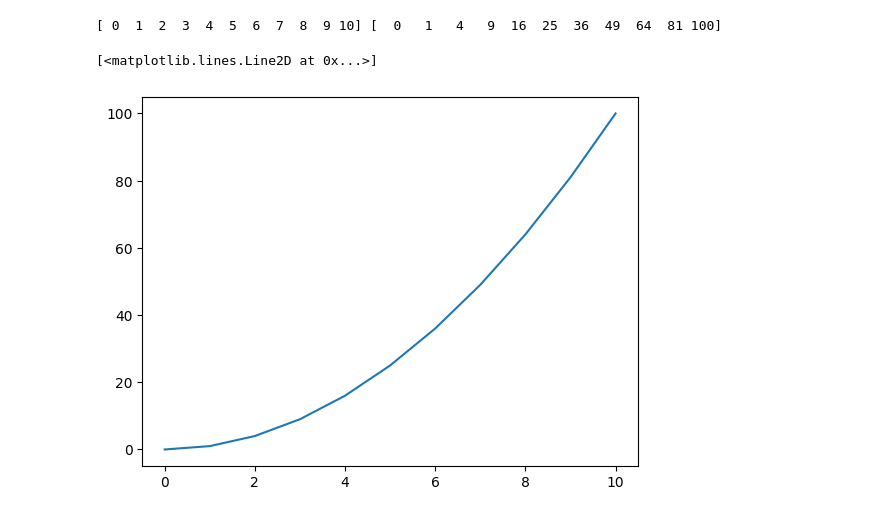
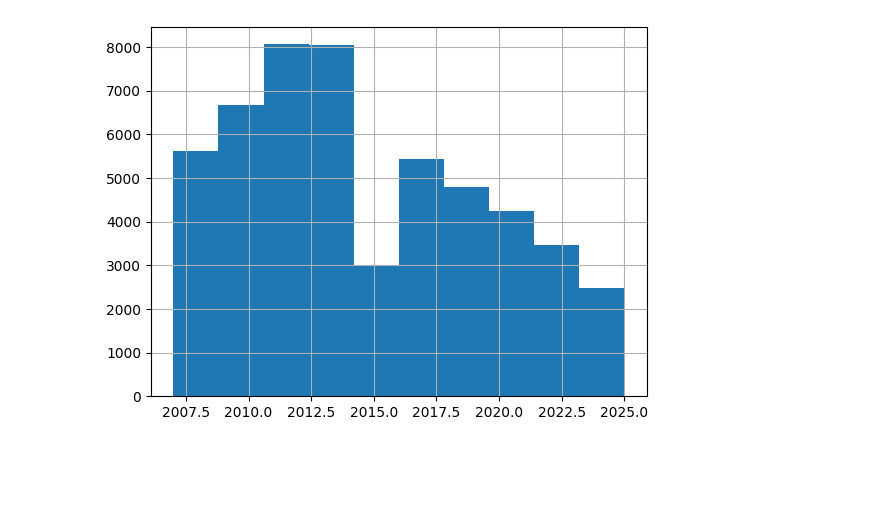
Before and after one commit to shahida62/batch-112, a Jupyter notebook: Untitled1.ipynb, the cells around one changed output. Cells and saved outputs as stored; diff of their text form; code cells hidden in the pictures; blank space fills up the shorter version.

```diff
--- a/Untitled1.ipynb
+++ b/Untitled1.ipynb
@@ -15,0 +3,3 @@ Note: you may need to restart the kernel to use updated packages.
+# %%
+df = pd.read_csv('Data.Gov_-_FY25_Q3.csv')
+df
@@ -16,14 +130,7 @@ Note: you may need to restart the kernel to use updated packages.
 # %%
 import matplotlib.pyplot as plt
+
+df['Fiscal Year'].hist()
+plt.show()
+# %% [output]
+[figure, added]
-# %%
-import numpy as np
-x = np.arange(11)
-y = x ** 2
-print(x,y)
-# %% [output]
-[ 0  1  2  3  4  5  6  7  8  9 10] [  0   1   4   9  16  25  36  49  64  81 100]
-# %%
-plt.plot(x,y)
-# %% [output]
-[<matplotlib.lines.Line2D at 0x...>]
-[figure, removed]
```
Also changed, not shown: parts of 17 cells of this notebook.
